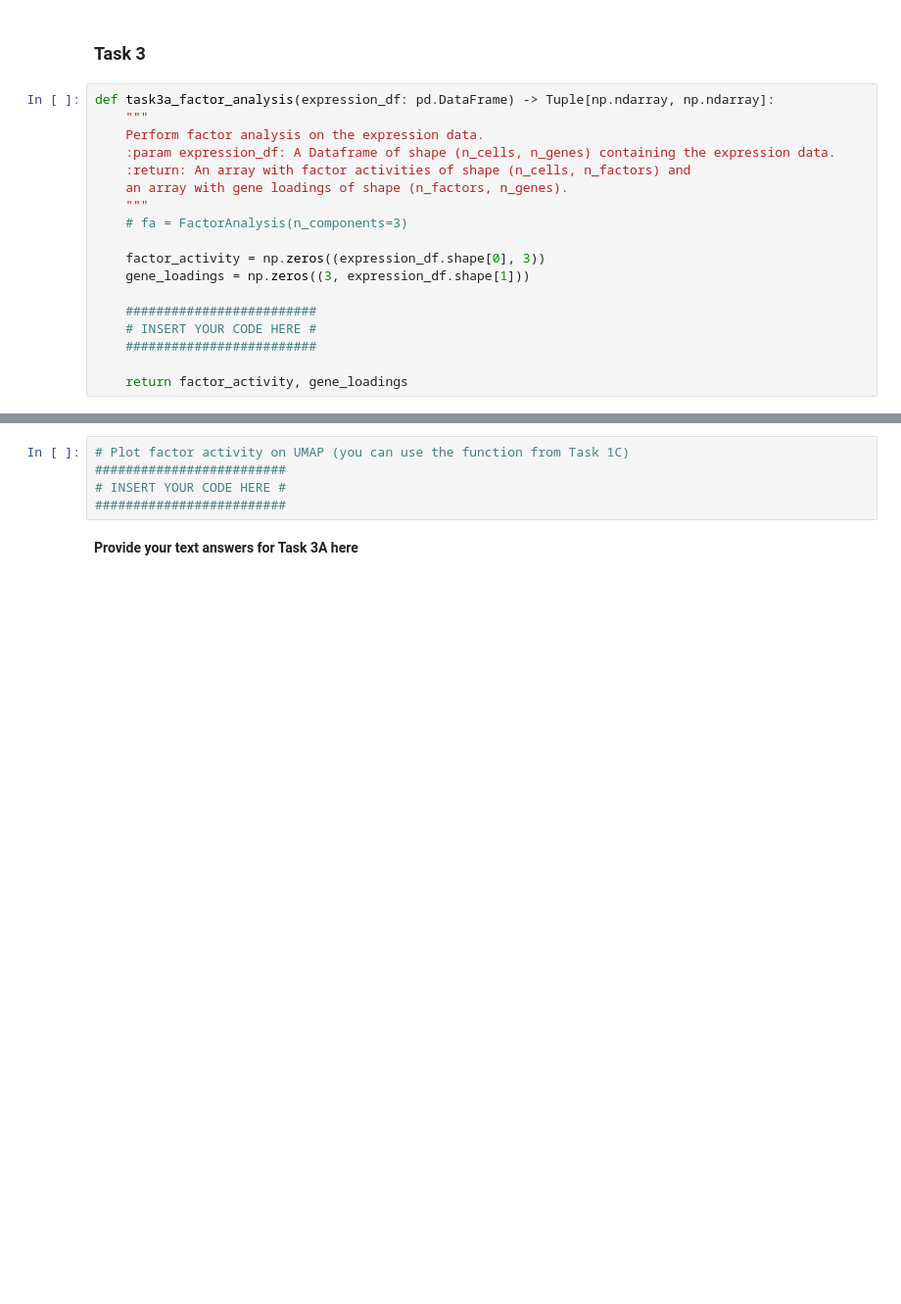
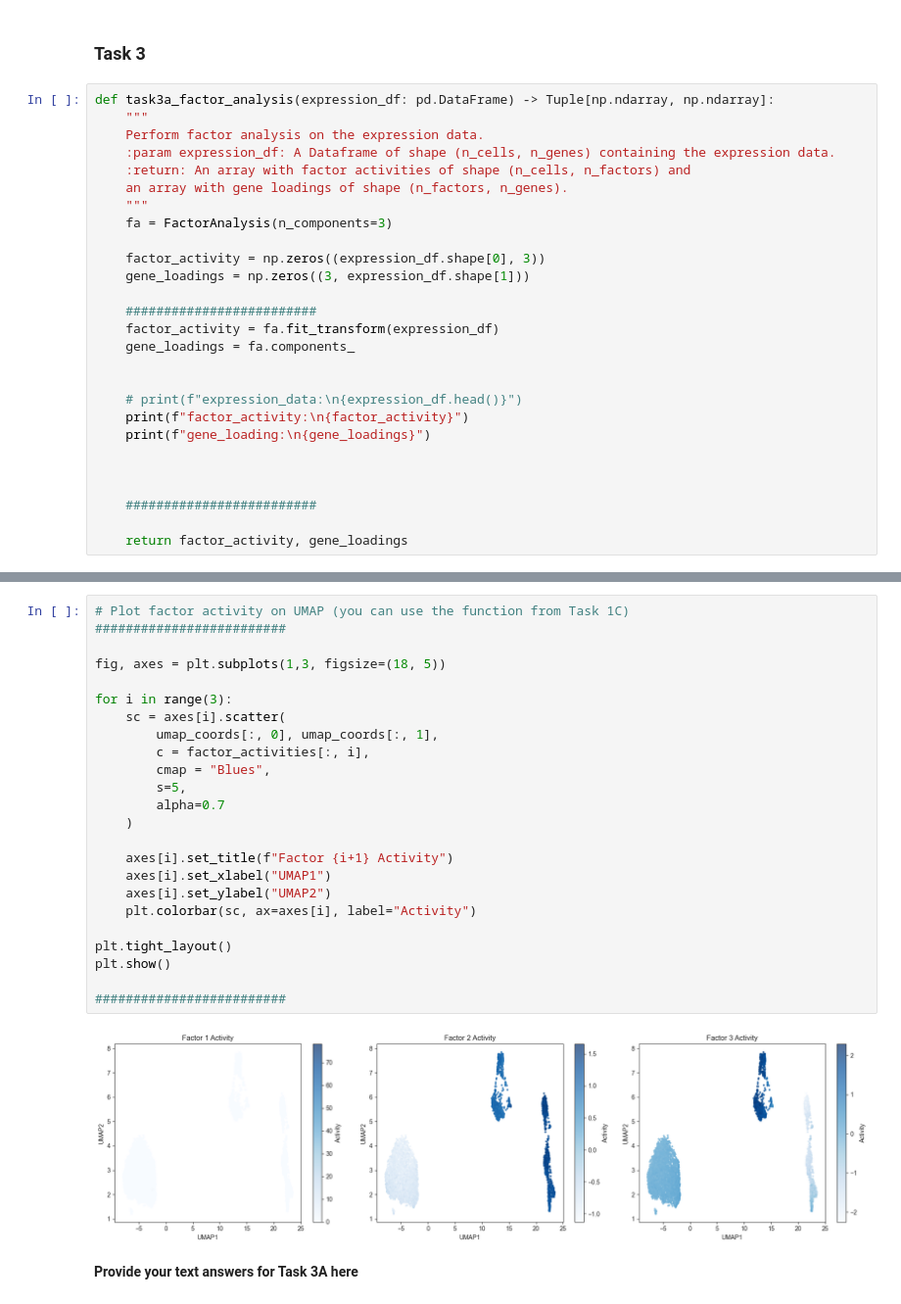
Before and after one commit to MertOkur/MLSCB, a Jupyter notebook: Assignment03/mlscb_2025_assignment_03_code.ipynb, the cells around one changed output, grey strips where cells are left out. Shown at 98% size. Saved outputs shown, nothing was run; the diff lists cells and outputs as text; blank space fills up the shorter version.

Commit message:
reuploading missing images

```diff
--- a/Assignment03/mlscb_2025_assignment_03_code.ipynb
+++ b/Assignment03/mlscb_2025_assignment_03_code.ipynb
@@ -209,13 +211,22 @@ def task3a_factor_analysis(expression_df: pd.DataFrame) -> Tuple[np.ndarray, np.
     :return: An array with factor activities of shape (n_cells, n_factors) and
     an array with gene loadings of shape (n_factors, n_genes).
     """
-    # fa = FactorAnalysis(n_components=3)
+    fa = FactorAnalysis(n_components=3)
 
     factor_activity = np.zeros((expression_df.shape[0], 3))
     gene_loadings = np.zeros((3, expression_df.shape[1]))
 
     #########################
-    # INSERT YOUR CODE HERE #
+    factor_activity = fa.fit_transform(expression_df)
+    gene_loadings = fa.components_
+
+
+    # print(f"expression_data:\n{expression_df.head()}")
+    print(f"factor_activity:\n{factor_activity}")
+    print(f"gene_loading:\n{gene_loadings}")
+
+
+
     #########################
 
     return factor_activity, gene_loadings
@@ -225,7 +252,28 @@ factor_activities, gene_loadings = task3a_factor_analysis(expression_df=expressi
-# %%
-# Plot factor activity on UMAP (you can use the function from Task 1C)
-#########################
-# INSERT YOUR CODE HERE #
-#########################
+# %%
+# Plot factor activity on UMAP (you can use the function from Task 1C)
+#########################
+
+fig, axes = plt.subplots(1,3, figsize=(18, 5))
+
+for i in range(3):
+    sc = axes[i].scatter(
+        umap_coords[:, 0], umap_coords[:, 1],
+        c = factor_activities[:, i],
+        cmap = "Blues",
+        s=5,
+        alpha=0.7
+    )
+
+    axes[i].set_title(f"Factor {i+1} Activity")
+    axes[i].set_xlabel("UMAP1")
+    axes[i].set_ylabel("UMAP2")
+    plt.colorbar(sc, ax=axes[i], label="Activity")
+
+plt.tight_layout()
+plt.show()
+
+#########################
+# %% [output]
+[figure, added]
 # %% [markdown]
 **Provide your text answers for Task 3A here**
```
Also changed, not shown: parts of 6 cells of this notebook.
